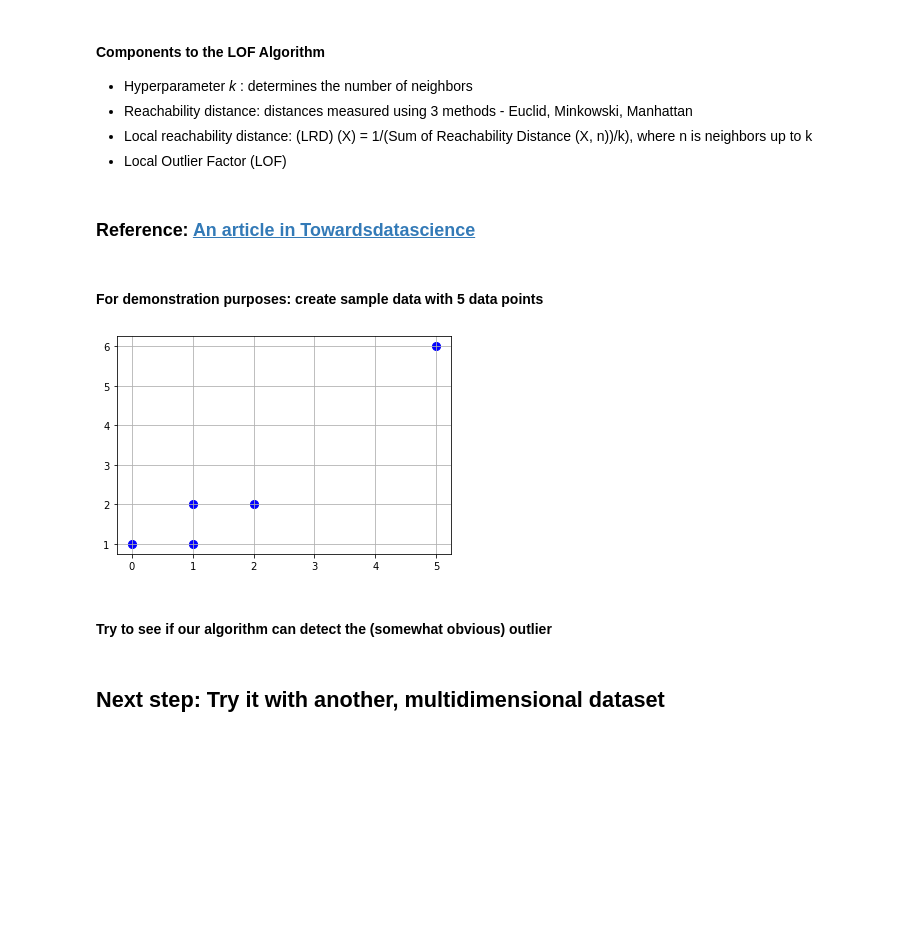
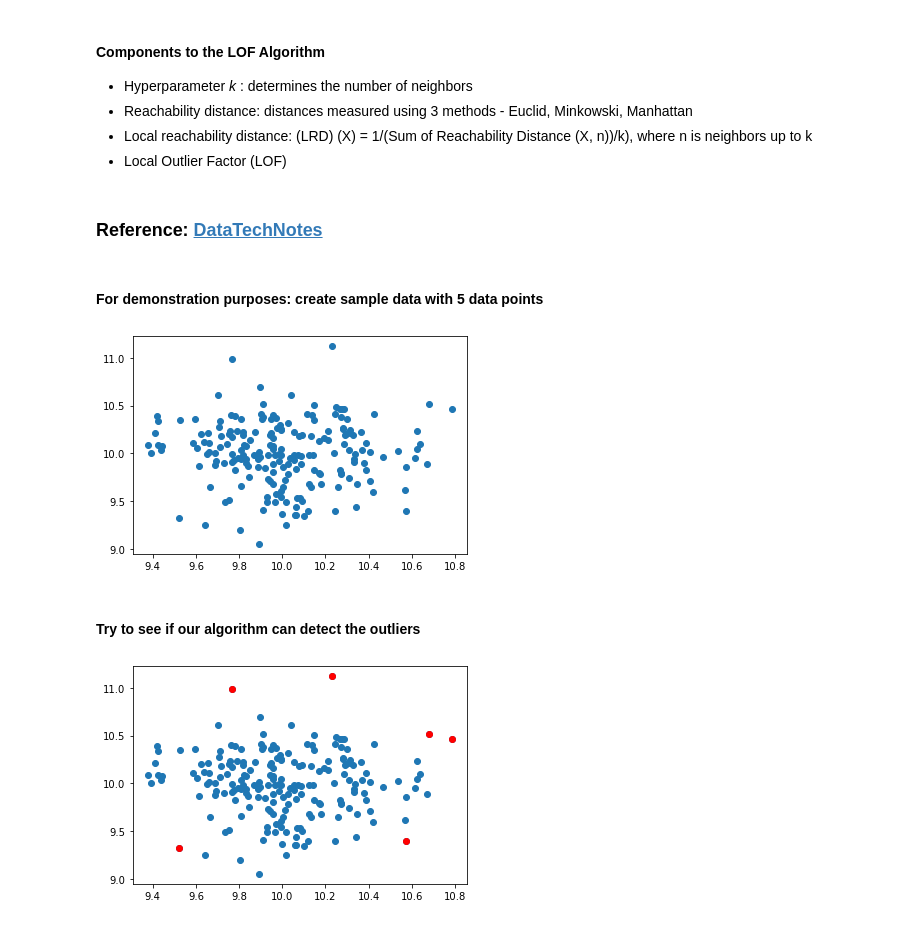
Before and after one commit to choi-b/anomaly-detection-practice, a Jupyter notebook: Local Outlier Factor Practice.ipynb, the cells around one changed output. Saved outputs shown, nothing was run; the diff lists cells and outputs as text; code cells hidden in the pictures; blank space fills up the shorter version.

```diff
--- a/Local Outlier Factor Practice.ipynb
+++ b/Local Outlier Factor Practice.ipynb
@@ -20,7 +20,7 @@
 * Local reachability distance: (LRD) (X) = 1/(Sum of Reachability Distance (X, n))/k), where n is neighbors up to k
 * Local Outlier Factor (LOF)
 # %% [markdown]
-### Reference: [An article in Towardsdatascience](https://towardsdatascience.com/anomaly-detection-with-local-outlier-factor-lof-d91e41df10f2)
+### Reference: [DataTechNotes](https://www.datatechnotes.com/2020/04/anomaly-detection-with-local-outlier-factor-in-python.html)
 # %%
 # data preparation
 import pandas as pd
@@ -42,8 +42,11 @@ df = pd.DataFrame(np.array([[0,1], [1,1], [1,2], [2,2], [5,6]]), columns = ["x",
+# %%
+random.seed(1)
+x, _ = make_blobs(n_samples=200, centers=1, cluster_std=.3, center_box=(10,10))
 # %%
 # plot data points
-plt.scatter(df["x"], df["y"], color = "b", s = 65)
-plt.grid()
+plt.scatter(x[:,0], x[:,1])
+plt.show()
 # %% [output]
-[figure, old version]
+[figure, new version]
 # %% [markdown]
-#### Try to see if our algorithm can detect the (somewhat obvious) outlier
+#### Try to see if our algorithm can detect the outliers
@@ -68,2 +52,0 @@ plt.scatter(outlier_values["x"], outlier_values["y"], color = "r")
-# %% [markdown]
-## Next step: Try it with another, multidimensional dataset
@@ -69,0 +63,7 @@ plt.scatter(outlier_values["x"], outlier_values["y"], color = "r")
+# %%
+#Visualize the results, highlighting the anomalies
+plt.scatter(x[:,0], x[:,1])
+plt.scatter(values[:,0],values[:,1], color='r')
+plt.show()
+# %% [output]
+[figure, added]
```
Also changed, not shown: parts of 12 cells of this notebook, 2 other files.
